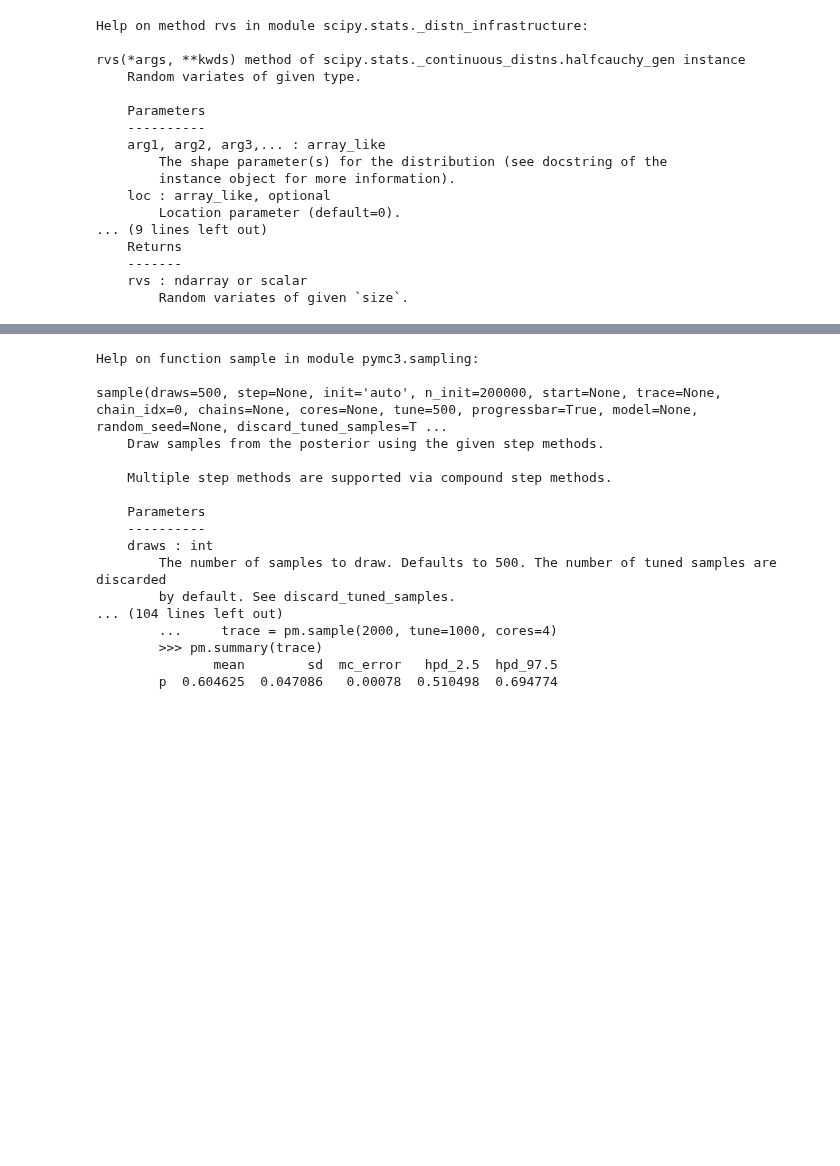
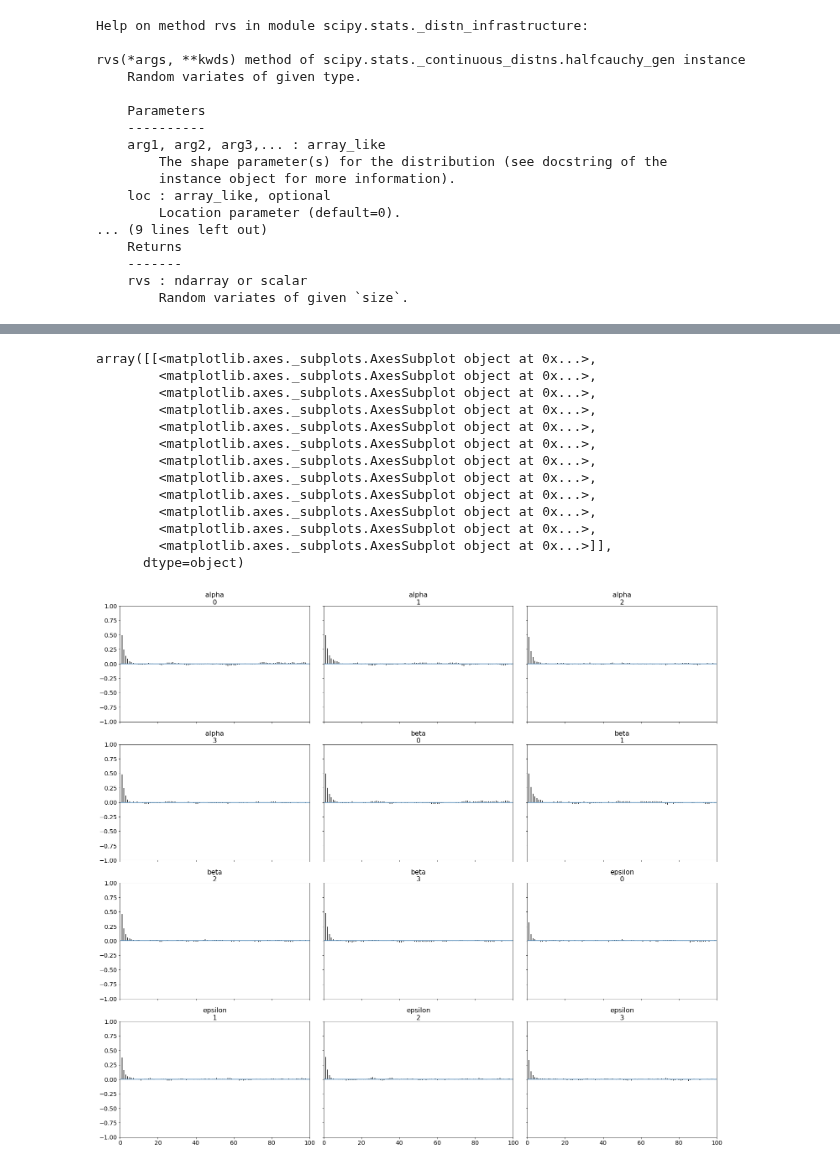
Before and after one commit to Lang-Shao/graduate_cource, a Jupyter notebook: Bayesian_Analysis_2016/04_Linear_Regression_Models.ipynb, the cells around one changed output, grey strips where cells are left out. Saved outputs shown, nothing was run; the diff lists cells and outputs as text; code cells hidden in the pictures; blank space fills up the shorter version.

```diff
--- a/Bayesian_Analysis_2016/04_Linear_Regression_Models.ipynb
+++ b/Bayesian_Analysis_2016/04_Linear_Regression_Models.ipynb
@@ -99,20 +99,17 @@ array([[<matplotlib.axes._subplots.AxesSubplot object at 0x...>,
-# %%
-help(pm.sample)
-# %% [output]
-Help on function sample in module pymc3.sampling:
-
-sample(draws=500, step=None, init='auto', n_init=200000, start=None, trace=None, chain_idx=0, chains=None, cores=None, tune=500, progressbar=True, model=None, random_seed=None, discard_tuned_samples=T ...
-    Draw samples from the posterior using the given step methods.
-
-    Multiple step methods are supported via compound step methods.
-
-    Parameters
-    ----------
-    draws : int
-        The number of samples to draw. Defaults to 500. The number of tuned samples are discarded
-        by default. See discard_tuned_samples.
-... (104 lines left out)
-        ...     trace = pm.sample(2000, tune=1000, cores=4)
-        >>> pm.summary(trace)
-               mean        sd  mc_error   hpd_2.5  hpd_97.5
-        p  0.604625  0.047086   0.00078  0.510498  0.694774
+# %%
+pm.autocorrplot(trace)
+# %% [output]
+array([[<matplotlib.axes._subplots.AxesSubplot object at 0x...>,
+        <matplotlib.axes._subplots.AxesSubplot object at 0x...>,
+        <matplotlib.axes._subplots.AxesSubplot object at 0x...>,
+        <matplotlib.axes._subplots.AxesSubplot object at 0x...>,
+        <matplotlib.axes._subplots.AxesSubplot object at 0x...>,
+        <matplotlib.axes._subplots.AxesSubplot object at 0x...>,
+        <matplotlib.axes._subplots.AxesSubplot object at 0x...>,
+        <matplotlib.axes._subplots.AxesSubplot object at 0x...>,
+        <matplotlib.axes._subplots.AxesSubplot object at 0x...>,
+        <matplotlib.axes._subplots.AxesSubplot object at 0x...>,
+        <matplotlib.axes._subplots.AxesSubplot object at 0x...>,
+        <matplotlib.axes._subplots.AxesSubplot object at 0x...>]],
+      dtype=object)
+[figure, added]
```
Also changed, not shown: parts of 6 cells of this notebook.
